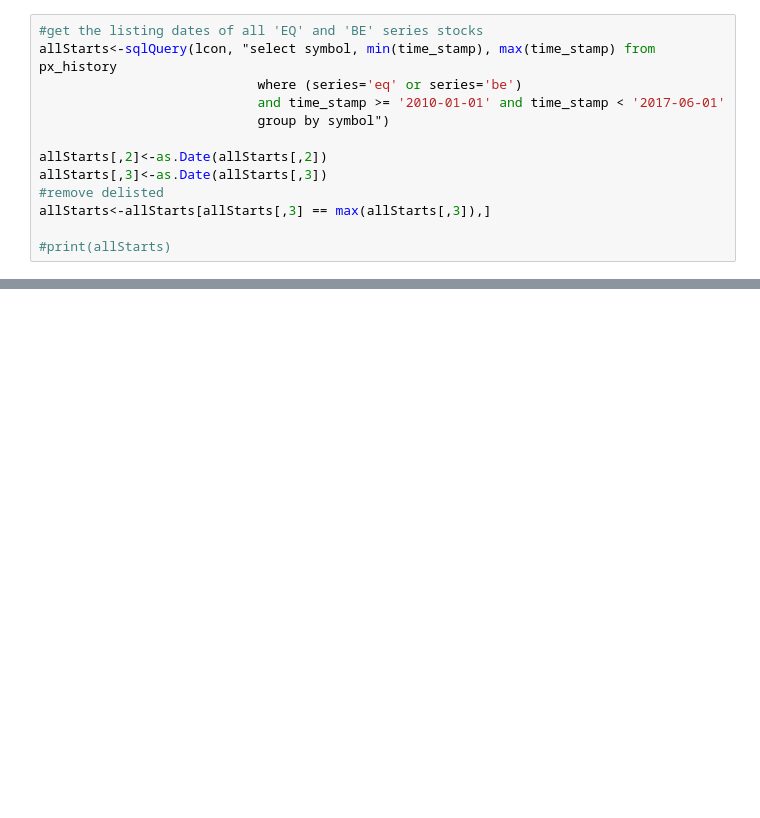
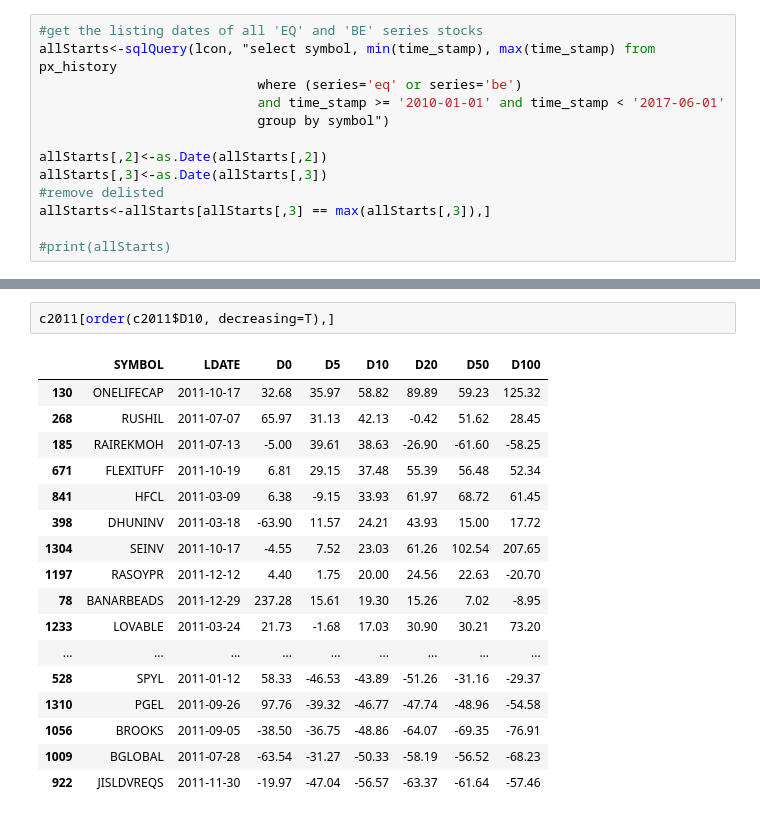
Before and after one commit to stockviz/notebooks, a Jupyter notebook: IPO Analysis.ipynb, the cells around one changed output, grey strips where cells are left out. Saved outputs shown, nothing was run; the diff lists cells and outputs as text; blank space fills up the shorter version.

```diff
--- a/IPO Analysis.ipynb
+++ b/IPO Analysis.ipynb
@@ -102,0 +167,20 @@ cumRets[cumRets[,1] > 50 & !is.na(cumRets[,1]),]
+# %%
+c2011[order(c2011$D10, decreasing=T),]
+# %% [output]
+|  | SYMBOL | LDATE | D0 | D5 | D10 | D20 | D50 | D100 |
+| 130 | ONELIFECAP | 2011-10-17 | 32.68 | 35.97 | 58.82 | 89.89 | 59.23 | 125.32 |
+| 268 | RUSHIL | 2011-07-07 | 65.97 | 31.13 | 42.13 | -0.42 | 51.62 | 28.45 |
+| 185 | RAIREKMOH | 2011-07-13 | -5.00 | 39.61 | 38.63 | -26.90 | -61.60 | -58.25 |
+| 671 | FLEXITUFF | 2011-10-19 | 6.81 | 29.15 | 37.48 | 55.39 | 56.48 | 52.34 |
+| 841 | HFCL | 2011-03-09 | 6.38 | -9.15 | 33.93 | 61.97 | 68.72 | 61.45 |
+| 398 | DHUNINV | 2011-03-18 | -63.90 | 11.57 | 24.21 | 43.93 | 15.00 | 17.72 |
+| 1304 | SEINV | 2011-10-17 | -4.55 | 7.52 | 23.03 | 61.26 | 102.54 | 207.65 |
+| 1197 | RASOYPR | 2011-12-12 | 4.40 | 1.75 | 20.00 | 24.56 | 22.63 | -20.70 |
+| 78 | BANARBEADS | 2011-12-29 | 237.28 | 15.61 | 19.30 | 15.26 | 7.02 | -8.95 |
+| 1233 | LOVABLE | 2011-03-24 | 21.73 | -1.68 | 17.03 | 30.90 | 30.21 | 73.20 |
+| ... | ... | ... | ... | ... | ... | ... | ... | ... |
+| 528 | SPYL | 2011-01-12 | 58.33 | -46.53 | -43.89 | -51.26 | -31.16 | -29.37 |
+| 1310 | PGEL | 2011-09-26 | 97.76 | -39.32 | -46.77 | -47.74 | -48.96 | -54.58 |
+| 1056 | BROOKS | 2011-09-05 | -38.50 | -36.75 | -48.86 | -64.07 | -69.35 | -76.91 |
+| 1009 | BGLOBAL | 2011-07-28 | -63.54 | -31.27 | -50.33 | -58.19 | -56.52 | -68.23 |
+| 922 | JISLDVREQS | 2011-11-30 | -19.97 | -47.04 | -56.57 | -63.37 | -61.64 | -57.46 |
```
Also changed, not shown: parts of 12 cells of this notebook.
